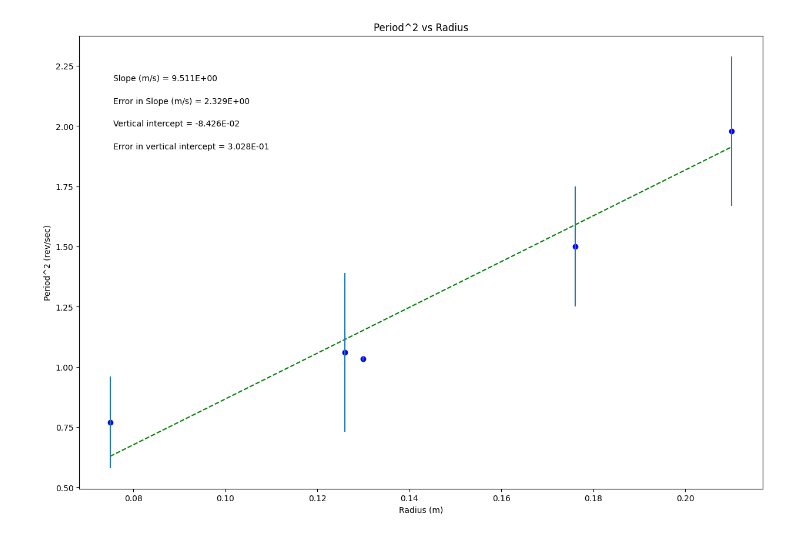
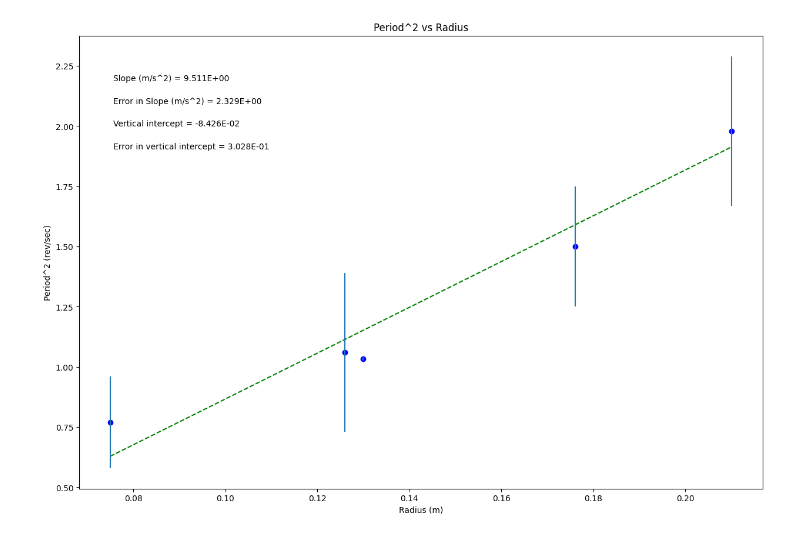
Before and after one commit to ani-maker113/PHSXlabplots, a Jupyter notebook: Seamus_E_Circular_Motion_Lab.ipynb, the cells around one changed output. Drawn from its saved outputs; the diff is of its cells as text; code cells hidden in the pictures.

```diff
--- a/Seamus_E_Circular_Motion_Lab.ipynb
+++ b/Seamus_E_Circular_Motion_Lab.ipynb
@@ -40,7 +40,7 @@ dy = Uncertainty        #this should be your error in y array
 plot_title= 'Period^2 vs Radius'
 x_label= 'Radius (m)'
 y_label= 'Period^2 (rev/sec)'
-slope_units= 'm/s'
+slope_units= 'm/s^2'
 
 #UPDATE ANNOTATION PLACEMENT SO IT'S OUT OF WAY OF PLOTTED DATA AND BEST FIT LINE
 #integer from 1 to 4, top R corner is 1 (counter-clockwise from there)
@@ -92,31 +92,31 @@ elif annotation_placement==3 or annotation_placement==4:
 #Don't need to change anything in this section!
 
 #Plot data on graph. Plot error bars and place values for slope,
 #error in slope, and vertical intercept (plus error) on the plot using "annotate"
 
 plt.figure(figsize=(15,10))
 
 plt.plot(x, fit, color='green', linestyle='--')
 plt.scatter(x, y, color='blue', marker='o')
 
 plt.xlabel(x_label)
 plt.ylabel(y_label)
 plt.title(plot_title)
 
 plt.errorbar(x, y, yerr=dy, xerr=None, fmt="none") #don't need to plot x error bars
 
 plt.annotate('Slope ({}) = {value:.{digits}E}'.format(slope_units,value=m, digits=3),
              (xpos, ypos[0]), xycoords='axes fraction')
 
 plt.annotate('Error in Slope ({}) = {value:.{digits}E}'.format(slope_units,value=dm, digits=3),
              (xpos, ypos[1]), xycoords='axes fraction')
 
 plt.annotate('Vertical intercept = {value:.{digits}E}'.format(value=b, digits=3),
              (xpos, ypos[2]), xycoords='axes fraction')
 
 plt.annotate('Error in vertical intercept = {value:.{digits}E}'.format(value=db, digits=3),
              (xpos, ypos[3]), xycoords='axes fraction')
 
 plt.show()
 # %% [output]
-[figure, old version]
+[figure, new version]
```
